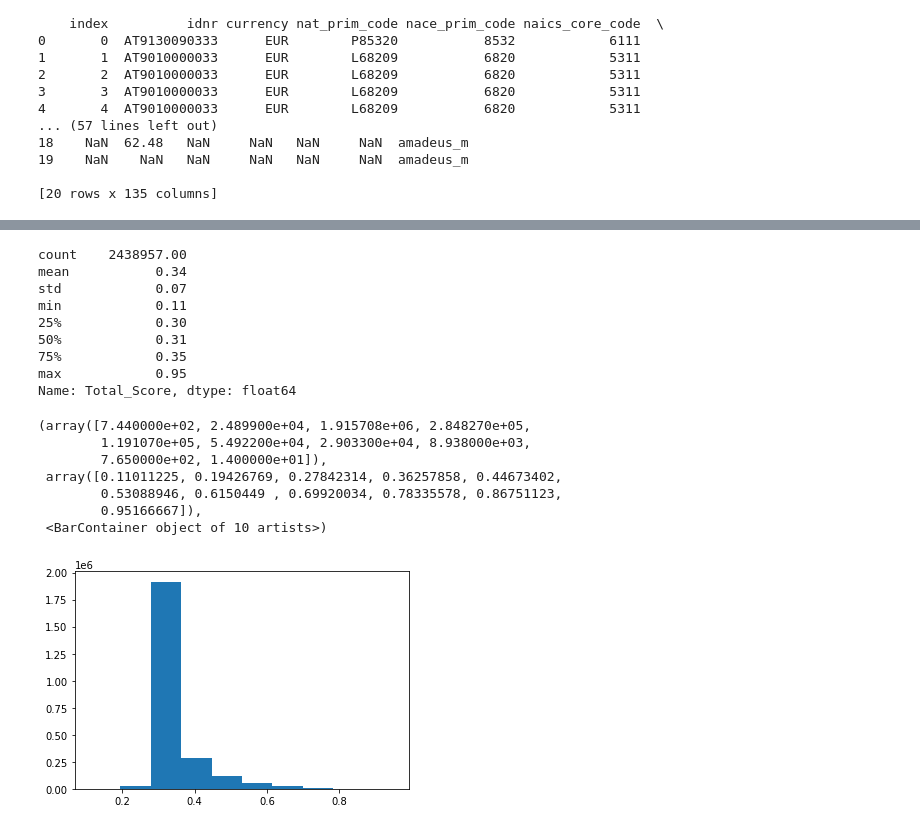
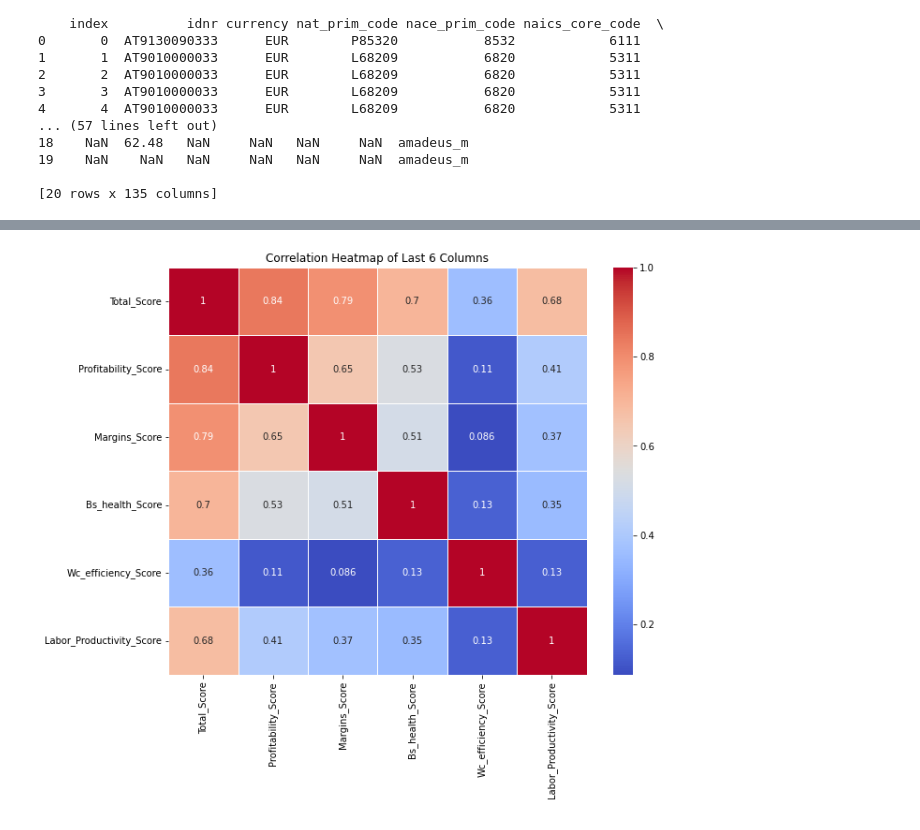
Before and after one commit to yanghang0918/Kununu_Review_Sentiment_Analysis, a Jupyter notebook: data/financial_data.ipynb, the cells around one changed output, grey strips where cells are left out. Cells and saved outputs as stored; diff of their text form; code cells hidden in the pictures.

```diff
--- a/data/financial_data.ipynb
+++ b/data/financial_data.ipynb
@@ -95,6 +88,12 @@ performance_score_c = ["liqr", "shlq", "solr", "gear", "ic"]
 performance_score_d = ["stot", "coll", "crpe"]
 performance_score_e = ["ppe",  "tpe",  "ace"]
 
+performance_weight_a = [1/2, 1/4, 1/4]
+performance_weight_b = [1/6, 1/6, 1/6, 1/6, 1/3]
+performance_weight_c = [1/6, 1/6, 1/6, 1/6, 1/3]
+performance_weight_d = [1/3, 1/3, 1/3]
+performance_weight_e = [1/3, 1/3, 1/3]
+
 
 all_sub_scores = (
     performance_score_a +
@@ -103,6 +102,15 @@ all_sub_scores = (
     performance_score_d +
     performance_score_e
 )
+all_weights = (
+    performance_weight_a +
+    performance_weight_b +
+    performance_weight_c +
+    performance_weight_d +
+    performance_weight_e
+)
+reduced_score = ["liqr", "shlq", "solr"]
+reduced_weight = [1/3, 1/3, 1/3]
 # %%
 findata[score_orientation] = -1 * findata[score_orientation]
 # %%
@@ -109,0 +192,15 @@ findata[all_sub_scores].T.describe(include='all').T
+# %%
+# Assuming you have defined your DataFrame 'findata' and the list 'all_sub_scores'
+# Create a mask to select only the columns in 'all_sub_scores'
+column_mask_a = findata.columns.isin(all_sub_scores)
+column_mask_b = findata.columns.isin(reduced_score)
+
+# Count the number of missing values per row for selected columns
+missing_values_count_a = findata.loc[:, column_mask_a].isnull().sum(axis=1)
+missing_values_count_b = findata.loc[:, column_mask_b].isnull().sum(axis=1)
+
+# Add the count of missing values as a new column to 'findata'
+findata['Missing_Values_Count_a'] = missing_values_count_a
+findata_clean_a = findata[findata.iloc[:, -1] <= 4]
+findata['Missing_Values_Count_b'] = missing_values_count_b
+findata_clean_b = findata[findata.iloc[:, -1] <= 1]
@@ -134,23 +273,11 @@ findata['Total_Score'] = weighted_percentile_ranks['Total_Score']
-# %%
-round(findata['Total_Score'].describe(),2)
-# %% [output]
-count    2438957.00
-mean           0.34
-std            0.07
-min            0.11
-25%            0.30
-50%            0.31
-75%            0.35
-max            0.95
-Name: Total_Score, dtype: float64
 # %%
-plt.hist(findata['Total_Score'])
+# Calculate the correlation matrix for the last 6 columns
+correlation_matrix = findata_clean_a.iloc[:, -6:].corr()
+
+# Create a heatmap using seaborn
+plt.figure(figsize=(10, 8))
+sns.heatmap(correlation_matrix, annot=True, cmap='coolwarm', linewidths=0.5)
+plt.title("Correlation Heatmap of Last 6 Columns")
+plt.show()
 # %% [output]
-(array([7.440000e+02, 2.489900e+04, 1.915708e+06, 2.848270e+05,
-        1.191070e+05, 5.492200e+04, 2.903300e+04, 8.938000e+03,
-        7.650000e+02, 1.400000e+01]),
- array([0.11011225, 0.19426769, 0.27842314, 0.36257858, 0.44673402,
-        0.53088946, 0.6150449 , 0.69920034, 0.78335578, 0.86751123,
-        0.95166667]),
- <BarContainer object of 10 artists>)
-[figure, old version]
+[figure, new version]
```
Also changed, not shown: parts of 12 cells of this notebook.
